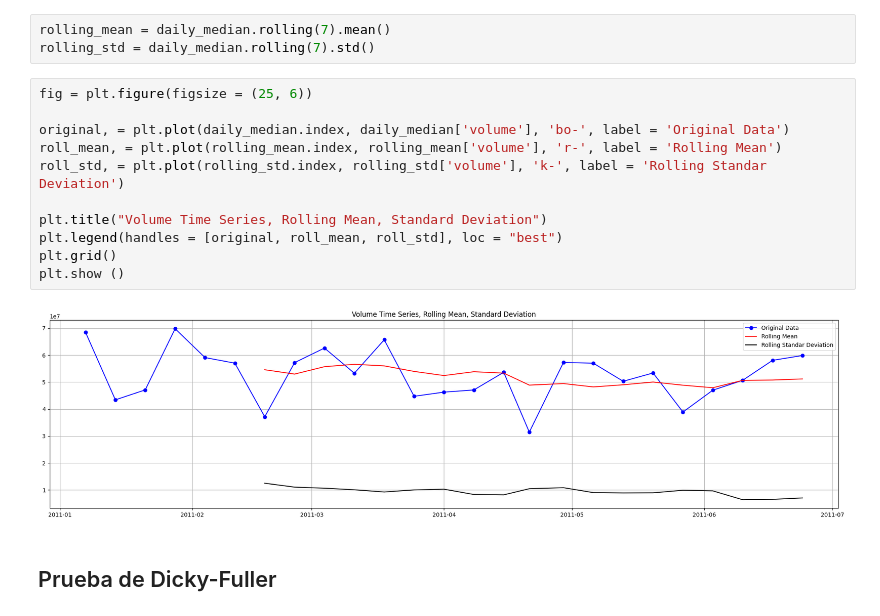
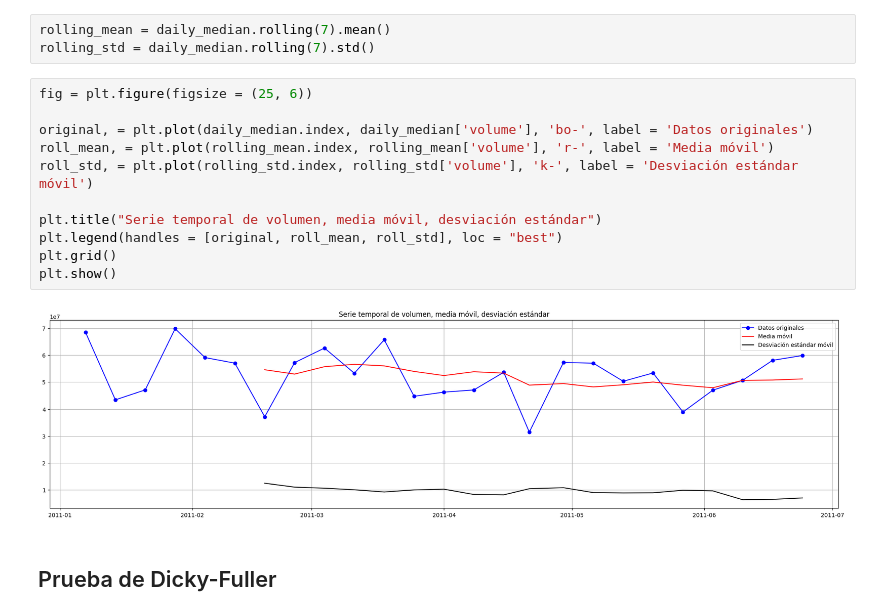
Before and after one commit to javiersanpan/dwj, a Jupyter notebook: dowjones_act3.ipynb, the cells around one changed output. Cells and saved outputs as stored; diff of their text form.

```diff
--- a/dowjones_act3.ipynb
+++ b/dowjones_act3.ipynb
@@ -192,16 +192,16 @@ rolling_std = daily_median.rolling(7).std()
 # %%
 fig = plt.figure(figsize = (25, 6))
 
-original, = plt.plot(daily_median.index, daily_median['volume'], 'bo-', label = 'Original Data')
-roll_mean, = plt.plot(rolling_mean.index, rolling_mean['volume'], 'r-', label = 'Rolling Mean')
-roll_std, = plt.plot(rolling_std.index, rolling_std['volume'], 'k-', label = 'Rolling Standar Deviation')
+original, = plt.plot(daily_median.index, daily_median['volume'], 'bo-', label = 'Datos originales')
+roll_mean, = plt.plot(rolling_mean.index, rolling_mean['volume'], 'r-', label = 'Media móvil')
+roll_std, = plt.plot(rolling_std.index, rolling_std['volume'], 'k-', label = 'Desviación estándar móvil')
 
-plt.title("Volume Time Series, Rolling Mean, Standard Deviation")
+plt.title("Serie temporal de volumen, media móvil, desviación estándar")
 plt.legend(handles = [original, roll_mean, roll_std], loc = "best")
 plt.grid()
-plt.show ()
+plt.show()
 # %% [output]
-[figure, old version]
+[figure, new version]
 # %% [markdown]
 ## Prueba de Dicky-Fuller
 # %%
```
Also changed, not shown: parts of 18 cells of this notebook.
